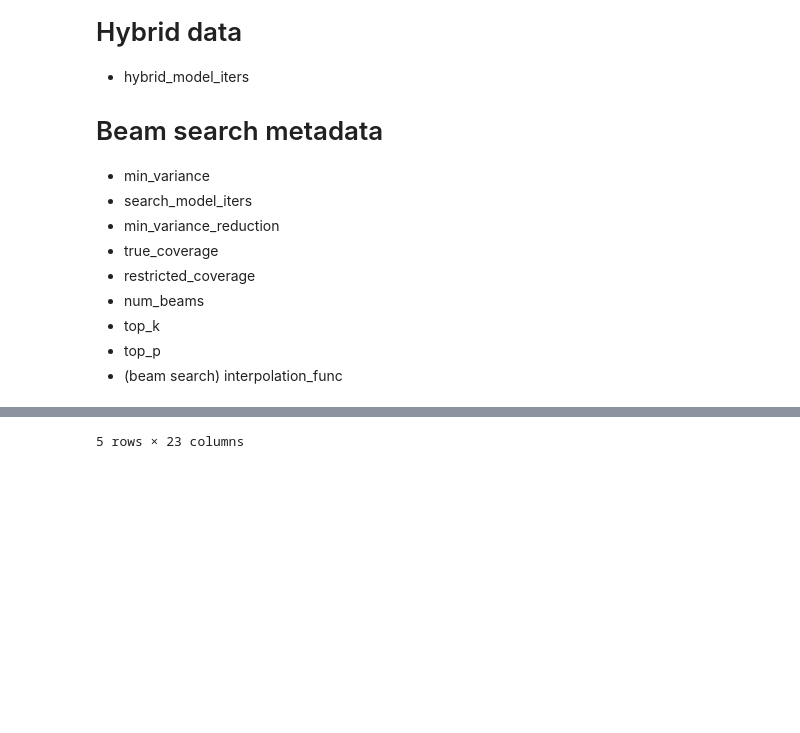
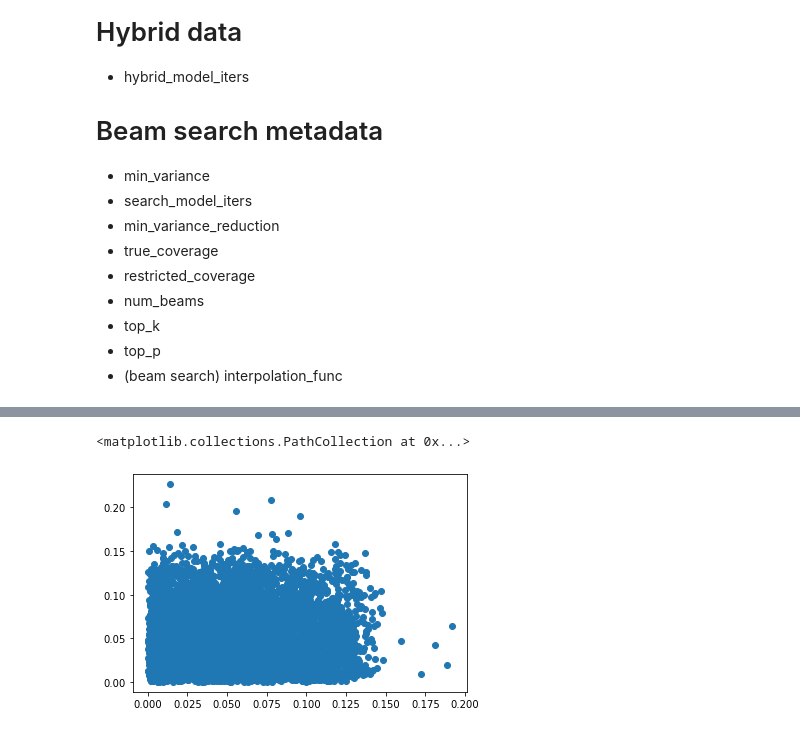
Before and after one commit to vshah99/prob_seq_queries_nnproject, a Jupyter notebook: notebooks/flatten_dataset.ipynb, the cells around one changed output, grey strips where cells are left out. Drawn from its saved outputs; the diff is of its cells as text; code cells hidden in the pictures; blank space fills up the shorter version.

```diff
--- a/notebooks/flatten_dataset.ipynb
+++ b/notebooks/flatten_dataset.ipynb
@@ -326,4 +334,4 @@ total_seq_len                  0
 dtype: int64
 # %%
-df.head()
+plt.scatter(df.loc[df['num_mc_samples'] == 10,'ground_truth'],df.loc[df['num_mc_samples'] == 10,'hybrid_sampling_est'])
 # %% [output]
@@ -336,4 +338,5 @@ df.head()
-5 rows × 23 columns
+<matplotlib.collections.PathCollection at 0x...>
+[figure, added]
 # %%
 df[['hybrid_model_iters','importance_model_iters']].describe()
 # %% [output]
```
Also changed, not shown: parts of 6 cells of this notebook, 6 other files.
